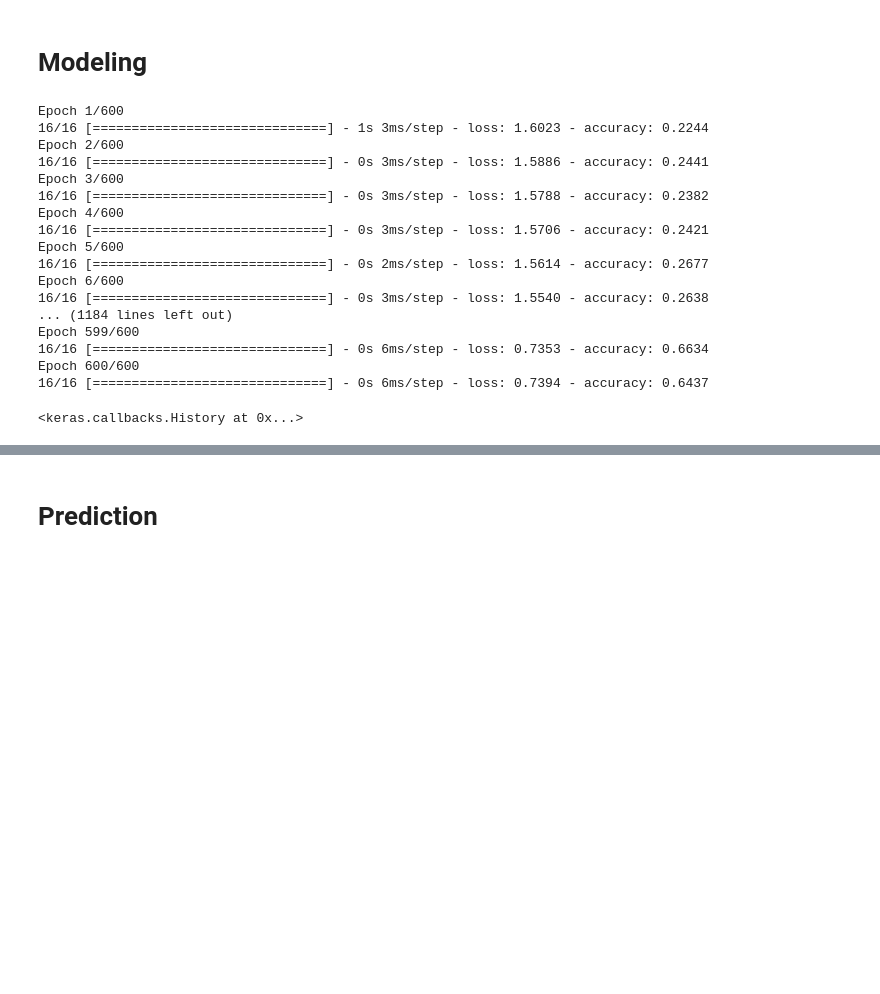
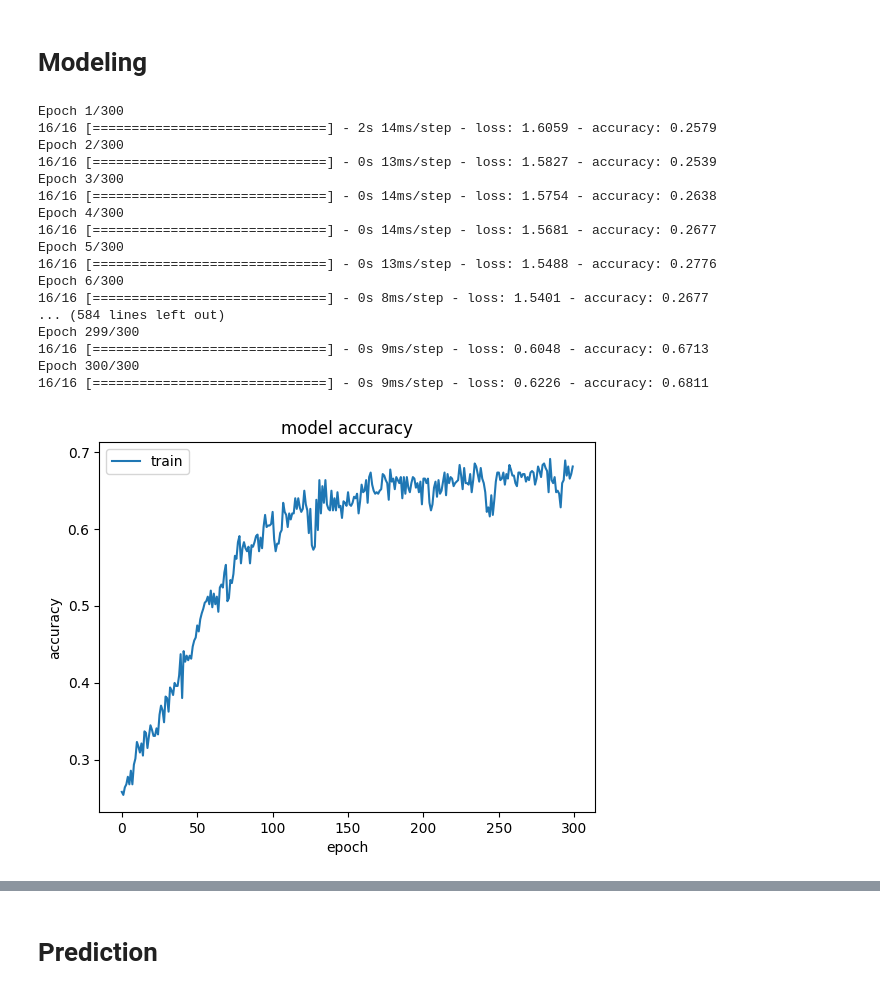
Before and after one commit to C23PR487/Capstone-Project, a Jupyter notebook: ML/LapakIn.ipynb, the cells around one changed output, grey strips where cells are left out. Drawn from its saved outputs; the diff is of its cells as text; code cells hidden in the pictures; blank space fills up the shorter version.

```diff
--- a/ML/LapakIn.ipynb
+++ b/ML/LapakIn.ipynb
@@ -166,6 +172,11 @@ joblib.dump(scaler, 'lapakin_scaler.pkl')
 # %%
 model = Sequential(
     [
+        Flatten(),
+        Dense(400, activation = 'relu'),
+        Dense(300, activation = 'relu'),
+        Dense(250, activation = 'relu'),
+        Dense(200, activation = 'relu'),
         Dense(100, activation = 'relu'),
         Dense(50, activation = 'relu'),
         Dense(25, activation = 'relu'),
@@ -180,26 +191,36 @@ model.compile(
     metrics=['accuracy']
 )
 
-model.fit(
-    X_train,y_train,
-    epochs=600
+history = model.fit(
+    X_train, y_train, epochs=300
 )
 # %% [output]
-Epoch 1/600
-16/16 [==============================] - 1s 3ms/step - loss: 1.6023 - accuracy: 0.2244
-Epoch 2/600
-16/16 [==============================] - 0s 3ms/step - loss: 1.5886 - accuracy: 0.2441
-Epoch 3/600
-16/16 [==============================] - 0s 3ms/step - loss: 1.5788 - accuracy: 0.2382
-Epoch 4/600
-16/16 [==============================] - 0s 3ms/step - loss: 1.5706 - accuracy: 0.2421
-Epoch 5/600
-16/16 [==============================] - 0s 2ms/step - loss: 1.5614 - accuracy: 0.2677
-Epoch 6/600
-16/16 [==============================] - 0s 3ms/step - loss: 1.5540 - accuracy: 0.2638
-... (1184 lines left out)
-Epoch 599/600
-16/16 [==============================] - 0s 6ms/step - loss: 0.7353 - accuracy: 0.6634
-Epoch 600/600
-16/16 [==============================] - 0s 6ms/step - loss: 0.7394 - accuracy: 0.6437
+Epoch 1/300
+16/16 [==============================] - 2s 14ms/step - loss: 1.6059 - accuracy: 0.2579
+Epoch 2/300
+16/16 [==============================] - 0s 13ms/step - loss: 1.5827 - accuracy: 0.2539
+Epoch 3/300
+16/16 [==============================] - 0s 14ms/step - loss: 1.5754 - accuracy: 0.2638
+Epoch 4/300
+16/16 [==============================] - 0s 14ms/step - loss: 1.5681 - accuracy: 0.2677
+Epoch 5/300
+16/16 [==============================] - 0s 13ms/step - loss: 1.5488 - accuracy: 0.2776
+Epoch 6/300
+16/16 [==============================] - 0s 8ms/step - loss: 1.5401 - accuracy: 0.2677
+... (584 lines left out)
+Epoch 299/300
+16/16 [==============================] - 0s 9ms/step - loss: 0.6048 - accuracy: 0.6713
+Epoch 300/300
+16/16 [==============================] - 0s 9ms/step - loss: 0.6226 - accuracy: 0.6811
-<keras.callbacks.History at 0x...>
+# %%
+import keras
+from matplotlib import pyplot as plt
+plt.plot(history.history['accuracy'])
+# plt.plot(history.history['val_accuracy'])
+plt.title('model accuracy')
+plt.ylabel('accuracy')
+plt.xlabel('epoch')
+plt.legend(['train', 'val'], loc='upper left')
+plt.show()
+# %% [output]
+[figure, added]
```
Also changed, not shown: parts of 17 cells of this notebook.
